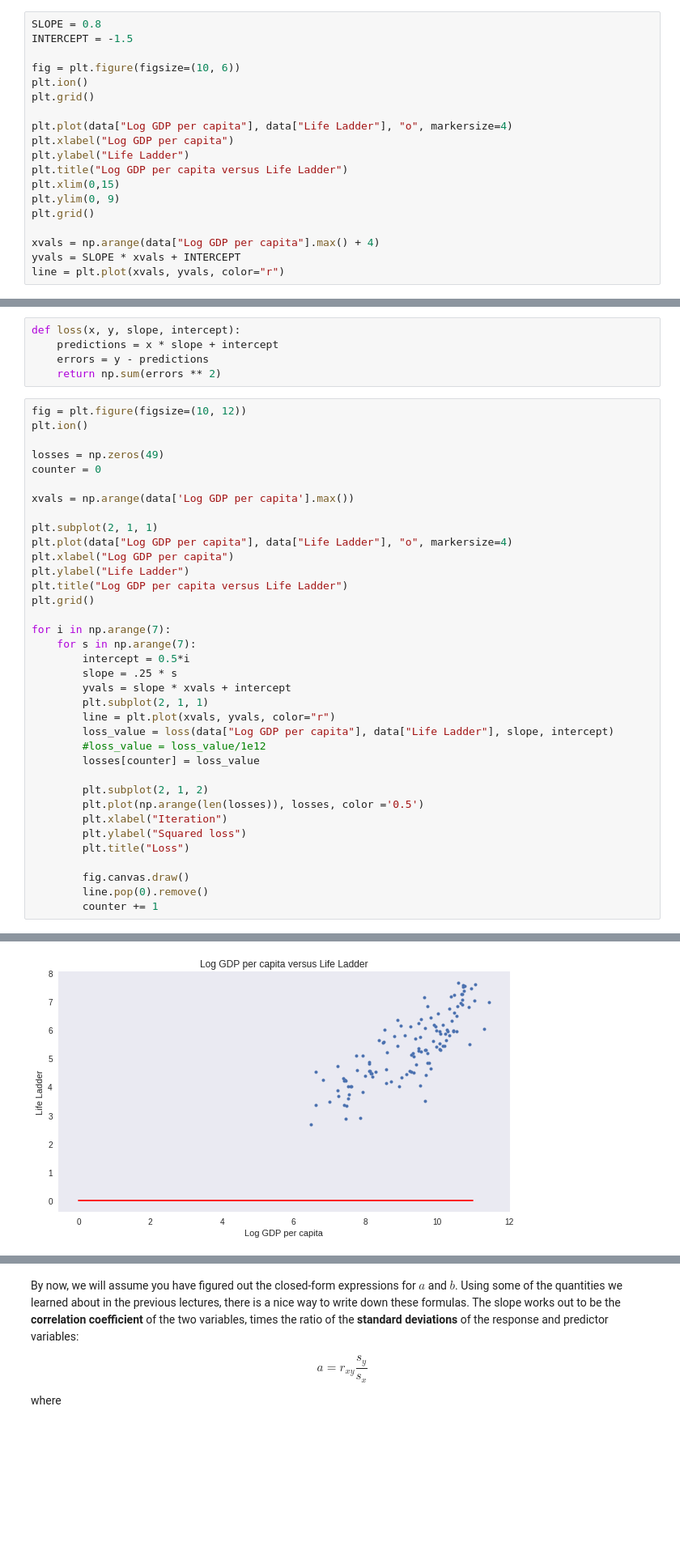
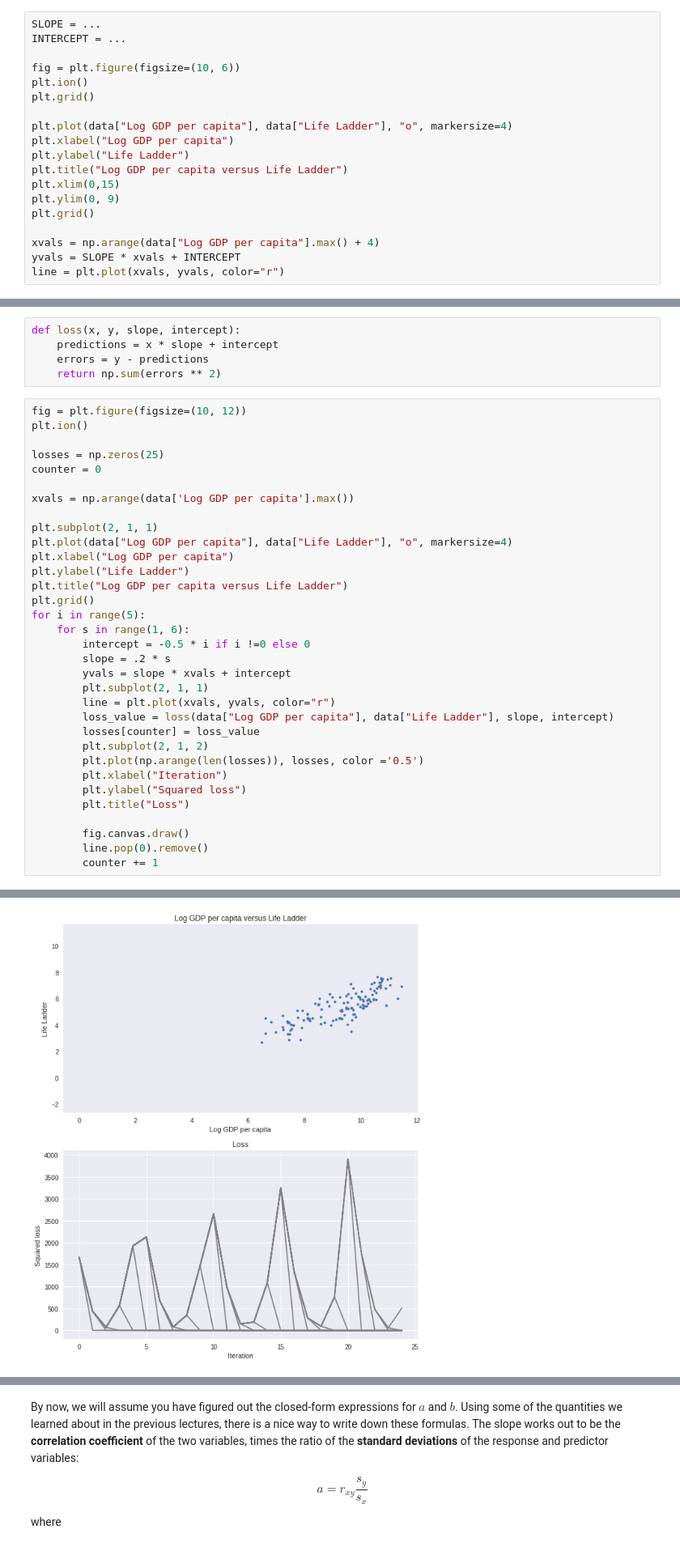
Before and after one commit to haroldfox/ts-stuy-2019, a Jupyter notebook: notebooks/05_linear_regression.ipynb, the cells around one changed output, grey strips where cells are left out. Shown at 81% size. Saved outputs shown, nothing was run; the diff lists cells and outputs as text; blank space fills up the shorter version.

```diff
--- a/notebooks/05_linear_regression.ipynb
+++ b/notebooks/05_linear_regression.ipynb
@@ -227,8 +227,8 @@ plt.tight_layout()
   <b>Exercise 4:</b> Guess the slope and intercept of this linear model, without using a computer.  No cheating! Plot the line in together with the scatter plot
 </div>
 # %%
-SLOPE = 0.8
-INTERCEPT = -1.5
+SLOPE = ...
+INTERCEPT = ...
 
 fig = plt.figure(figsize=(10, 6))
 plt.ion()
@@ -266,7 +266,7 @@ def loss(x, y, slope, intercept):
 fig = plt.figure(figsize=(10, 12))
 plt.ion()
 
-losses = np.zeros(49)
+losses = np.zeros(25)
 counter = 0
 
 xvals = np.arange(data['Log GDP per capita'].max())
@@ -277,18 +277,15 @@ plt.xlabel("Log GDP per capita")
 plt.ylabel("Life Ladder")
 plt.title("Log GDP per capita versus Life Ladder")
 plt.grid()
-
-for i in np.arange(7):
-    for s in np.arange(7):
-        intercept = 0.5*i
-        slope = .25 * s
+for i in range(5):
+    for s in range(1, 6):
+        intercept = -0.5 * i if i !=0 else 0
+        slope = .2 * s
         yvals = slope * xvals + intercept
         plt.subplot(2, 1, 1)
         line = plt.plot(xvals, yvals, color="r")
         loss_value = loss(data["Log GDP per capita"], data["Life Ladder"], slope, intercept)
-        #loss_value = loss_value/1e12
         losses[counter] = loss_value
-
         plt.subplot(2, 1, 2)
         plt.plot(np.arange(len(losses)), losses, color ='0.5')
         plt.xlabel("Iteration")
@@ -303,3 +299,3 @@ NameError: ignored
-[figure, old version]
+[figure, new version]
 # %% [markdown]
 <div style="border: 3px solid green; padding: 10px">
```
Also changed, not shown: parts of 21 cells of this notebook.
